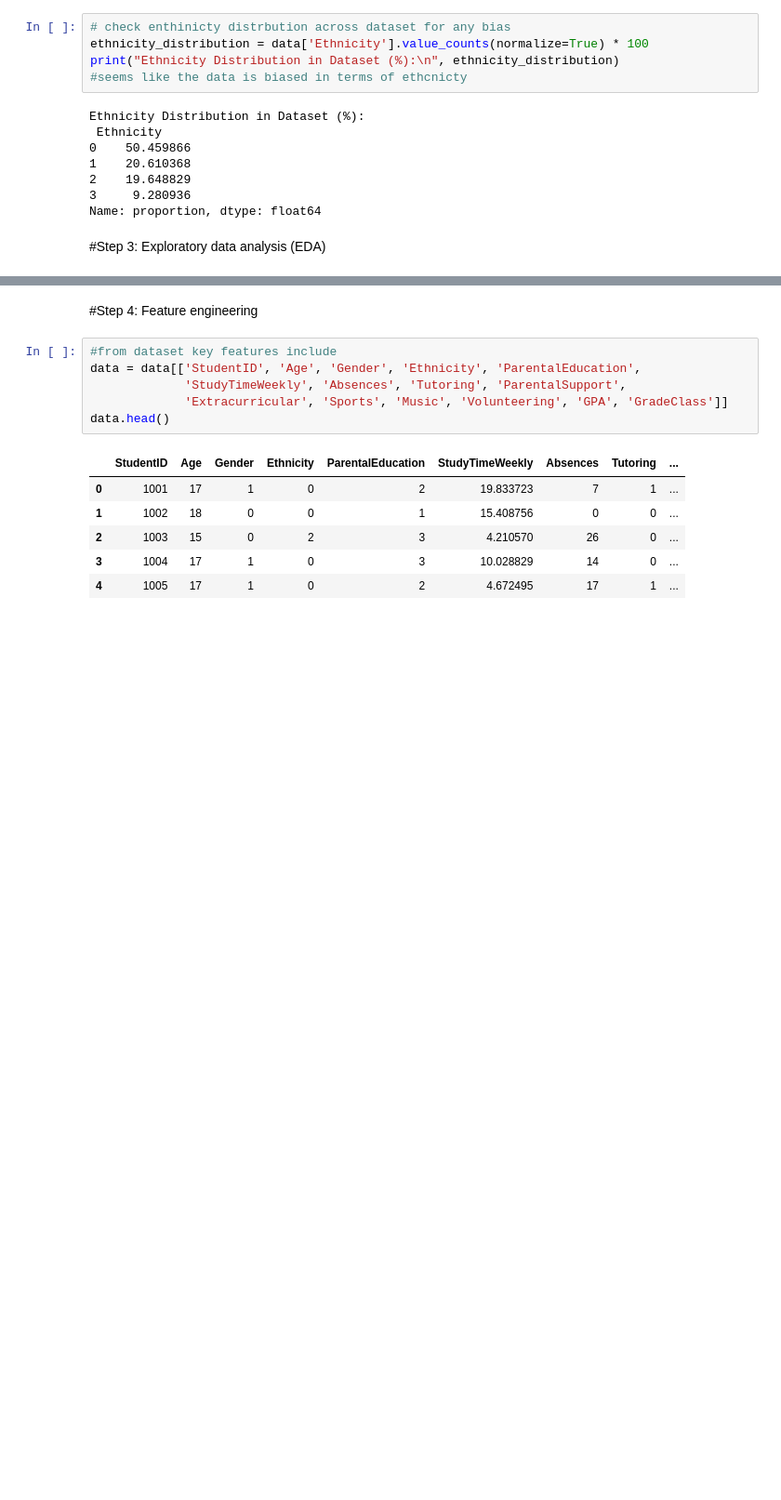
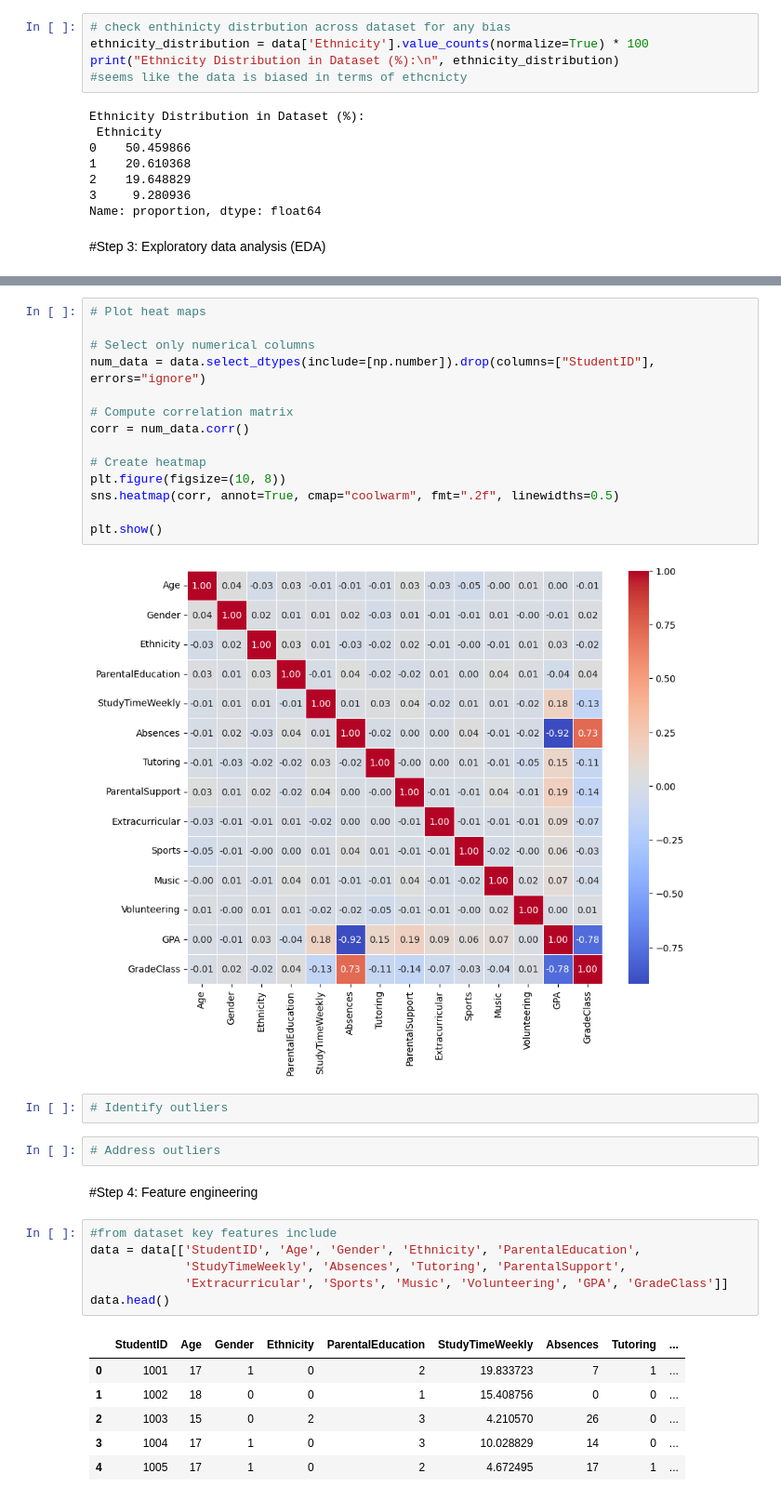
Before and after one commit to elorie-bernard-lacroix/SmartStudy, a Jupyter notebook: StudyArchitects.ipynb, the cells around one changed output, grey strips where cells are left out. Shown: that part at 93% size. Cells and saved outputs as stored; diff of their text form; blank space fills up the shorter version.

```diff
--- a/StudyArchitects.ipynb
+++ b/StudyArchitects.ipynb
@@ -144,3 +168,23 @@ data.describe()
+# %%
+# Plot heat maps
+
+# Select only numerical columns
+num_data = data.select_dtypes(include=[np.number]).drop(columns=["StudentID"], errors="ignore")
+
+# Compute correlation matrix
+corr = num_data.corr()
+
+# Create heatmap
+plt.figure(figsize=(10, 8))
+sns.heatmap(corr, annot=True, cmap="coolwarm", fmt=".2f", linewidths=0.5)
+
+plt.show()
+# %% [output]
+[figure, added]
+# %%
+# Identify outliers
+# %%
+# Address outliers
 # %% [markdown]
 #Step 4: Feature engineering
 # %%
```
Also changed, not shown: parts of 29 cells of this notebook.
